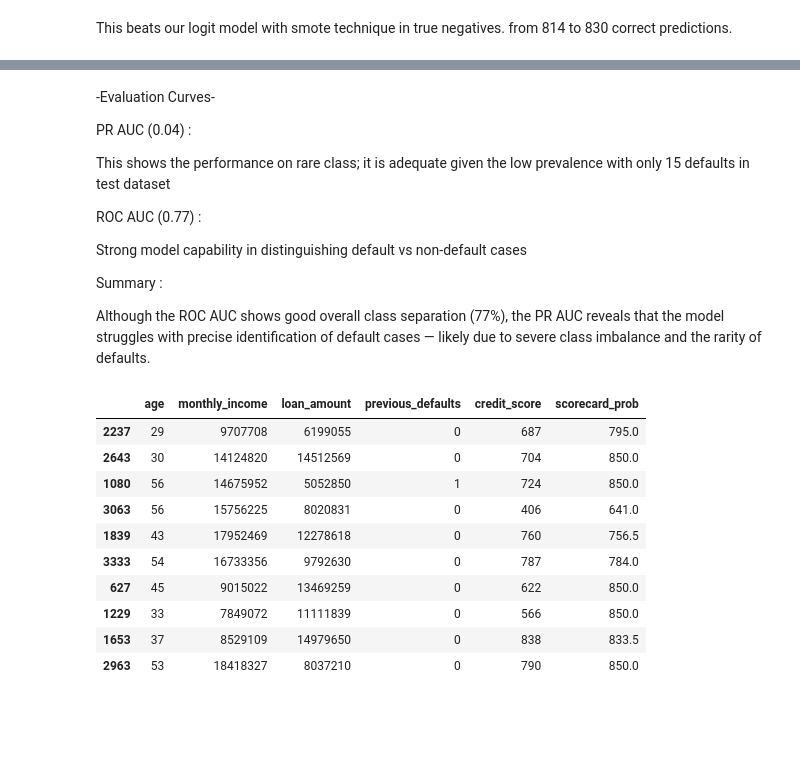
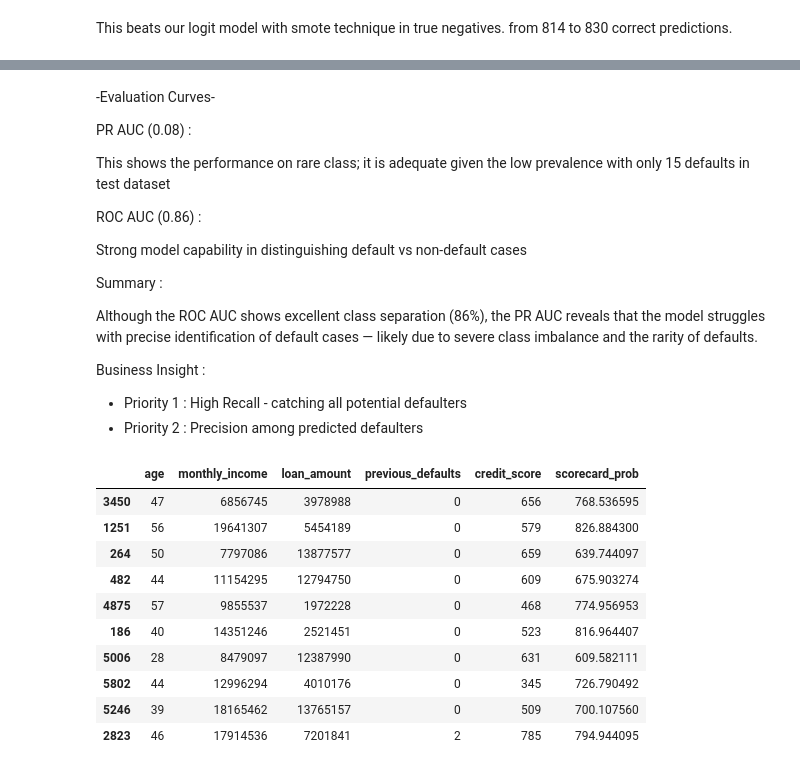
Before and after one commit to Alfredo2212/Talentport, a Jupyter notebook: notebooks/B_modeling.ipynb, the cells around one changed output, grey strips where cells are left out. Saved outputs shown, nothing was run; the diff lists cells and outputs as text; code cells hidden in the pictures; blank space fills up the shorter version.

```diff
--- a/notebooks/B_modeling.ipynb
+++ b/notebooks/B_modeling.ipynb
@@ -224,11 +255,5 @@ default
 Name: count, dtype: int64
 # %%
 # Fitting Logit model with SMOTE oversampling technique
-logreg_smote = LogisticRegression(random_state=22, max_iter=1000)
-logreg_smote.fit(x_train_smote_scaled, y_train_smote)
-
-y_pred_logreg_smote = logreg_smote.predict(x_test_scaled)
-
-print(confusion_matrix(y_test, y_pred_logreg_smote))
-print(classification_report(y_test, y_pred_logreg_smote))
+logit_smote, logit_smote_preds = run_logistic_regression(x_train_smote_scaled, x_test_scaled, y_train_smote, y_test)
 # %% [output]
@@ -413,29 +462,24 @@ Finally, the mode with high recall will be appropriate for identifying defaults,
 # %%
-# Hyperparameter tuning SMOTE Logit for better result
+# Grid search parameter
 param_grid = {
-    'penalty': ['l1', 'l2', 'elasticnet', None],
-    'C': [0.01, 0.1, 1],
-    'solver': ['saga'],
-    'l1_ratio': [0, 0.5, 1]
+    'logit_weight': [1.5, 1.6, 1.7],
+    'xgb_weight': [0.9,0.95]
 }
 
-logreg = LogisticRegression(random_state=22, max_iter=1000)
-
 grid_search = GridSearchCV(
-    estimator=logreg,
-    param_grid=param_grid,
-    scoring='f1',
-    cv=5,
-    n_jobs=-1,
-    verbose=2
+    estimator = WeightedVotingClassifier(),
+    param_grid = param_grid,
+    scoring = 'recall',
+    cv = 5,
+    n_jobs=-1
 )
 
 grid_search.fit(x_train_smote_scaled, y_train_smote)
+print("Best Weights:", grid_search.best_params_)
 
-# Best Model
-best_logreg = grid_search.best_estimator_
-y_pred_best = best_logreg.predict(x_test_scaled)
-
+# Best model
+best_ensemble = grid_search.best_estimator_
+y_pred_best = best_ensemble.predict(x_test_scaled)
 print(confusion_matrix(y_test, y_pred_best))
 print(classification_report(y_test, y_pred_best))
 # %% [output]
@@ -490,29 +537,28 @@ ROC AUC Score: 0.77
 # %% [markdown]
 -Evaluation Curves-
 
-PR AUC (0.04) :
+PR AUC (0.08) :
 
 This shows the performance on rare class; it is adequate given the low prevalence with only 15 defaults in test dataset
 
 
-ROC AUC (0.77) :
+ROC AUC (0.86) :
 
 Strong model capability in distinguishing default vs non-default cases
 
 Summary :
 
-Although the ROC AUC shows good overall class separation (77%), the PR AUC reveals that the model struggles with precise identification of default cases — likely due to severe class imbalance and the rarity of defaults.
+Although the ROC AUC shows excellent class separation (86%), the PR AUC reveals that the model struggles with precise identification of default cases — likely due to severe class imbalance and the rarity of defaults.
+
+Business Insight :
+
+- Priority 1 : High Recall - catching all potential defaulters
+- Priority 2 : Precision among predicted defaulters
 # %%
 # Scorecard(probs) function ( FICO Scorecard )
 def generate_scorecard(model, x, min_score=300, max_score=850):
     """
     Convert predicted probabilities into credit scorecard
-    Parameters :
-    - model: trained classification model
-    - x : feature matrix
-    - min_score : minimum score default = 300
-    - max_score : maximum score default = 850
-    Returns Numpy array of scaled scorecard probabilities
     """
     # Predict probabilities for class 1 ( default )
     probs = model.predict_proba(x)[:, 1]
@@ -521,19 +567,19 @@ def generate_scorecard(model, x, min_score=300, max_score=850):
     return scores
 # %%
 x_test_with_score = x_test.copy()
-x_test_with_score["scorecard_prob"] = generate_scorecard(best_rf, x_int_test_scaled)
+x_test_with_score["scorecard_prob"] = generate_scorecard(best_ensemble, x_test_scaled)
 x_test_with_score.sample(10)
 # %% [output]
 |  | age | monthly_income | loan_amount | previous_defaults | credit_score | scorecard_prob |
-| 2237 | 29 | 9707708 | 6199055 | 0 | 687 | 795.0 |
-| 2643 | 30 | 14124820 | 14512569 | 0 | 704 | 850.0 |
-| 1080 | 56 | 14675952 | 5052850 | 1 | 724 | 850.0 |
-| 3063 | 56 | 15756225 | 8020831 | 0 | 406 | 641.0 |
-| 1839 | 43 | 17952469 | 12278618 | 0 | 760 | 756.5 |
-| 3333 | 54 | 16733356 | 9792630 | 0 | 787 | 784.0 |
-| 627 | 45 | 9015022 | 13469259 | 0 | 622 | 850.0 |
-| 1229 | 33 | 7849072 | 11111839 | 0 | 566 | 850.0 |
-| 1653 | 37 | 8529109 | 14979650 | 0 | 838 | 833.5 |
-| 2963 | 53 | 18418327 | 8037210 | 0 | 790 | 850.0 |
+| 3450 | 47 | 6856745 | 3978988 | 0 | 656 | 768.536595 |
+| 1251 | 56 | 19641307 | 5454189 | 0 | 579 | 826.884300 |
+| 264 | 50 | 7797086 | 13877577 | 0 | 659 | 639.744097 |
+| 482 | 44 | 11154295 | 12794750 | 0 | 609 | 675.903274 |
+| 4875 | 57 | 9855537 | 1972228 | 0 | 468 | 774.956953 |
+| 186 | 40 | 14351246 | 2521451 | 0 | 523 | 816.964407 |
+| 5006 | 28 | 8479097 | 12387990 | 0 | 631 | 609.582111 |
+| 5802 | 44 | 12996294 | 4010176 | 0 | 345 | 726.790492 |
+| 5246 | 39 | 18165462 | 13765157 | 0 | 509 | 700.107560 |
+| 2823 | 46 | 17914536 | 7201841 | 2 | 785 | 794.944095 |
 # %%
 # SHAP Top-10 Feature Plot (PNG)
```
Also changed, not shown: parts of 27 cells of this notebook.
